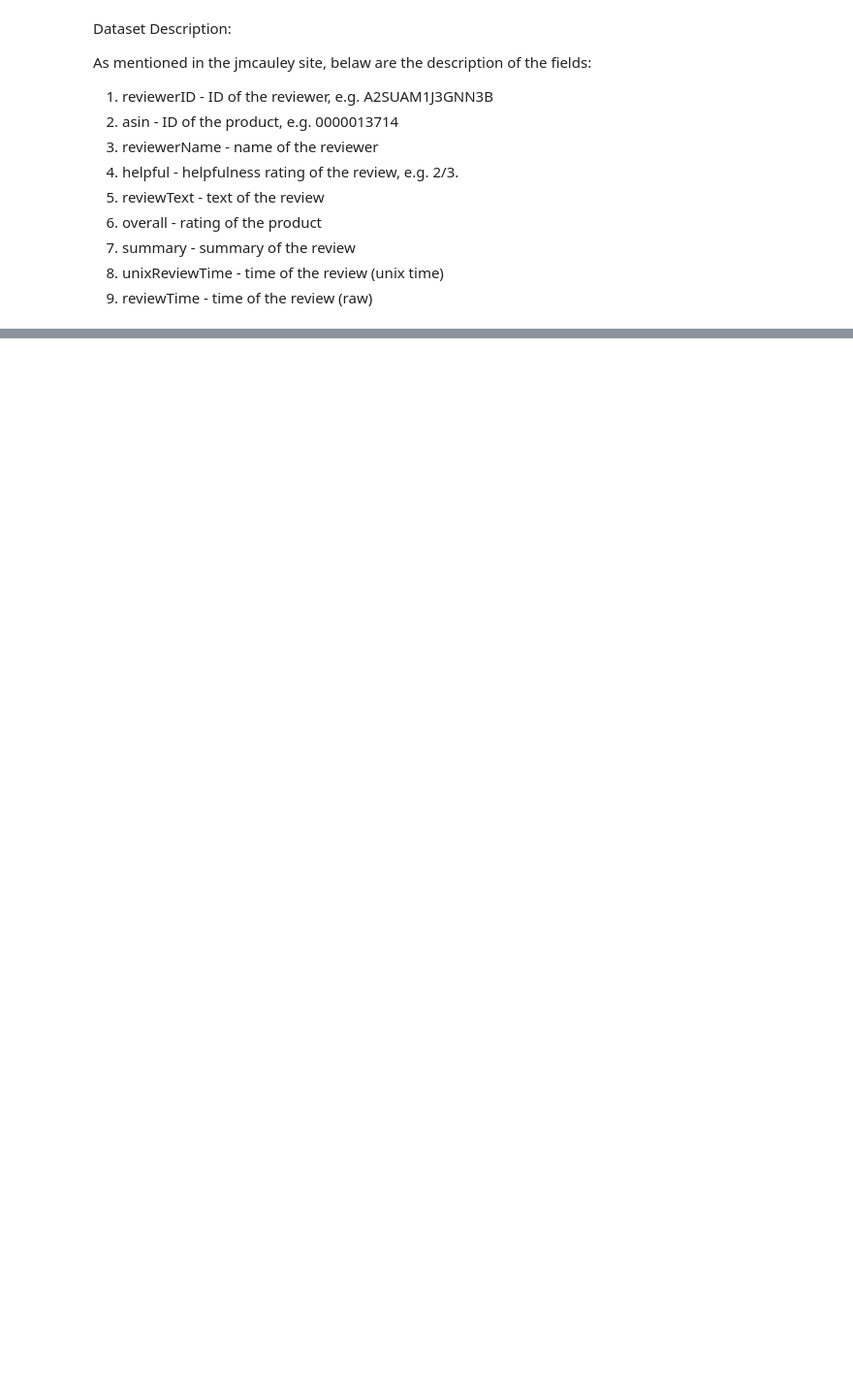
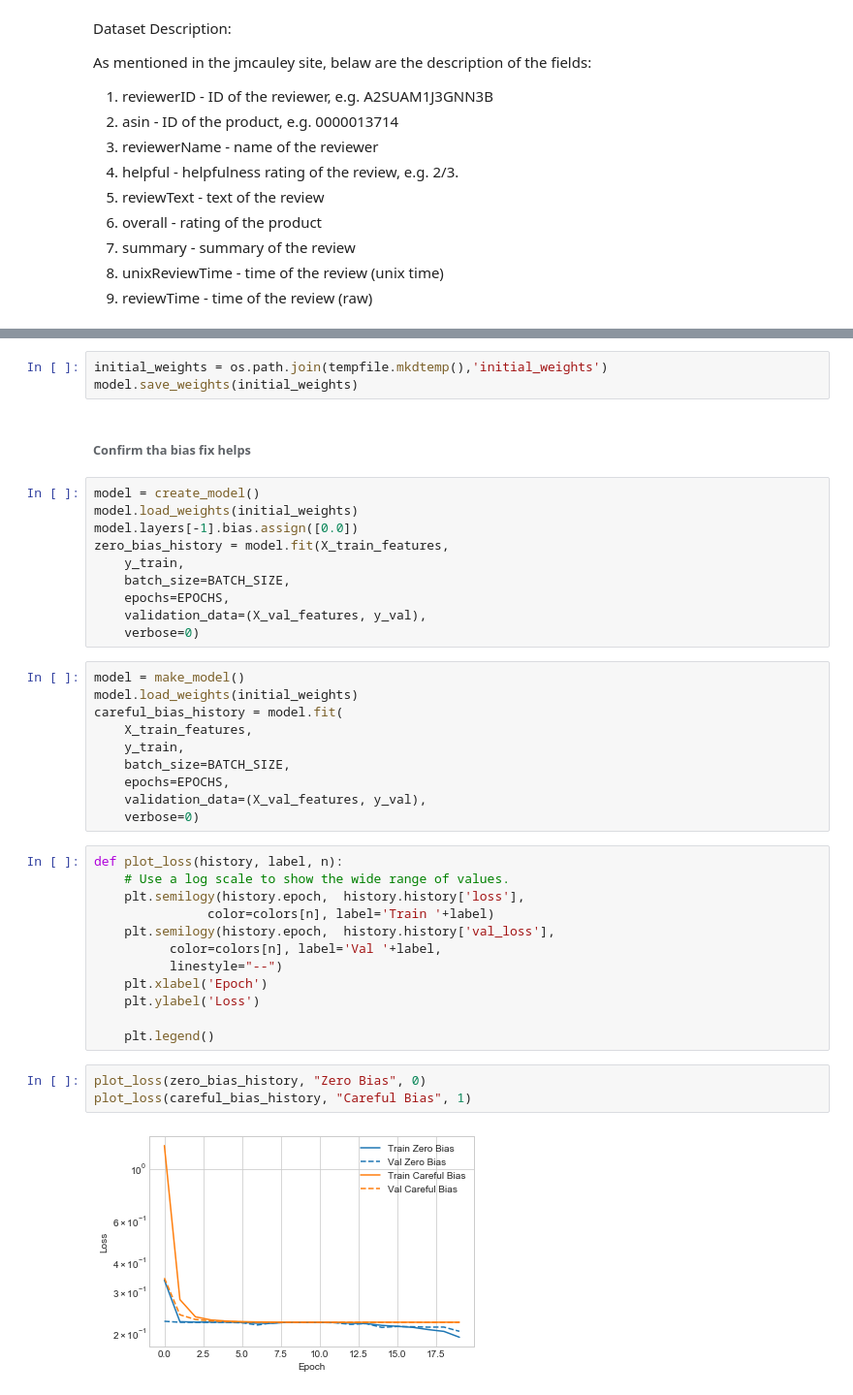
Before and after one commit to subhashree-ai/amazon-review-helpfulness-prediction, a Jupyter notebook: notebooks/amazon_helpfulness_prediction_deep_learning.ipynb, the cells around one changed output, grey strips where cells are left out. Shown at 97% size. Cells and saved outputs as stored; diff of their text form; blank space fills up the shorter version.

```diff
--- a/notebooks/amazon_helpfulness_prediction_deep_learning.ipynb
+++ b/notebooks/amazon_helpfulness_prediction_deep_learning.ipynb
@@ -280,0 +342,42 @@ https://realpython.com/python-keras-text-classification/
+# %%
+initial_weights = os.path.join(tempfile.mkdtemp(),'initial_weights')
+model.save_weights(initial_weights)
+# %% [markdown]
+###### Confirm tha bias fix helps
+# %%
+model = create_model()
+model.load_weights(initial_weights)
+model.layers[-1].bias.assign([0.0])
+zero_bias_history = model.fit(X_train_features,
+    y_train,
+    batch_size=BATCH_SIZE,
+    epochs=EPOCHS,
+    validation_data=(X_val_features, y_val),
+    verbose=0)
+# %%
+model = make_model()
+model.load_weights(initial_weights)
+careful_bias_history = model.fit(
+    X_train_features,
+    y_train,
+    batch_size=BATCH_SIZE,
+    epochs=EPOCHS,
+    validation_data=(X_val_features, y_val),
+    verbose=0)
+# %%
+def plot_loss(history, label, n):
+    # Use a log scale to show the wide range of values.
+    plt.semilogy(history.epoch,  history.history['loss'],
+               color=colors[n], label='Train '+label)
+    plt.semilogy(history.epoch,  history.history['val_loss'],
+          color=colors[n], label='Val '+label,
+          linestyle="--")
+    plt.xlabel('Epoch')
+    plt.ylabel('Loss')
+
+    plt.legend()
+# %%
+plot_loss(zero_bias_history, "Zero Bias", 0)
+plot_loss(careful_bias_history, "Careful Bias", 1)
+# %% [output]
+[figure, added]
```
Also changed, not shown: parts of 87 cells of this notebook, 1 other file.
